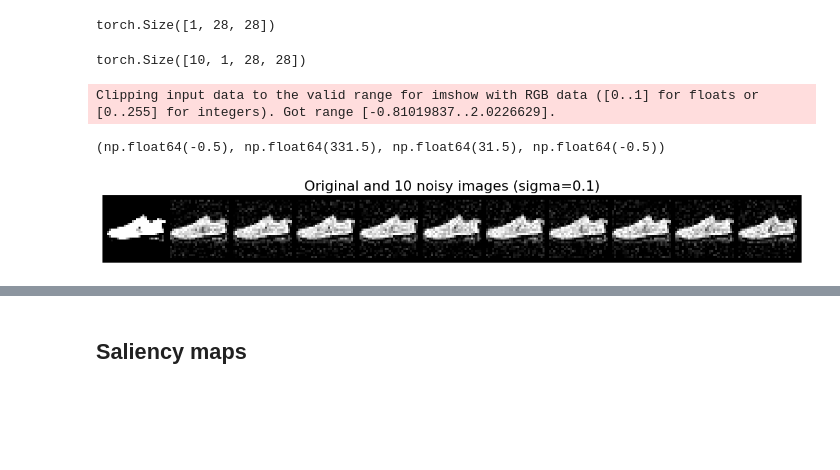
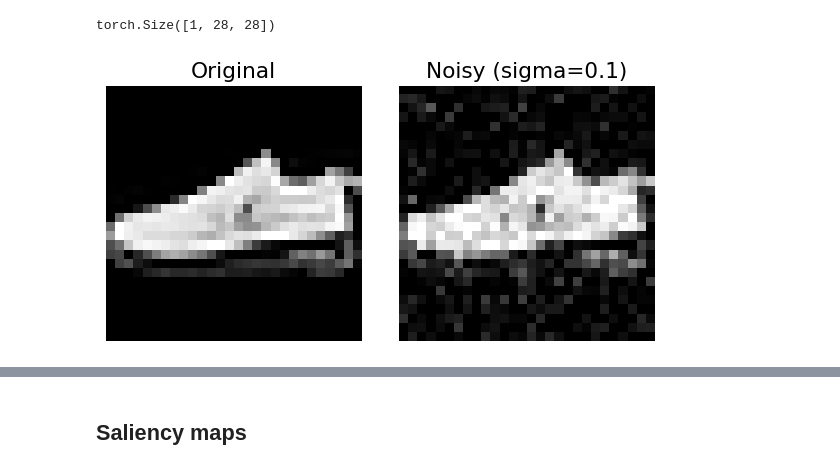
Before and after one commit to TommasoCestari/ExplainableAI_project, a Jupyter notebook: stability_white_noise_senn_id.ipynb, the cells around one changed output, grey strips where cells are left out. Cells and saved outputs as stored; diff of their text form; code cells hidden in the pictures; blank space fills up the shorter version.

```diff
--- a/stability_white_noise_senn_id.ipynb
+++ b/stability_white_noise_senn_id.ipynb
@@ -58,28 +60,34 @@ print(x_target.shape)
 # %% [output]
 torch.Size([1, 28, 28])
 # %%
-neighbors = x_target.unsqueeze(0).repeat(10, 1, 1, 1)
-print(neighbors.shape)
+n_neighbors = 1
+neighbors = x_target.unsqueeze(0).repeat(n_neighbors, 1, 1, 1)
-# %% [output]
-torch.Size([10, 1, 28, 28])
 # %%
 # Add white noise
+torch.manual_seed(0)
 sigma = 0.1
 neighbors_norm, neighbors_pix = add_white_noise(neighbors, sigma=sigma)
 
-# concatenate target + neighbors
-x_target = x_target.unsqueeze(0)
-images = torch.cat([x_target, neighbors_pix], dim=0)
+# Original -> pixel space too (same domain as neighbors_pix)
+x_target_pix = denormalize(x_target.unsqueeze(0)).clamp(0, 1)   # [1,1,28,28]
+single_neighbor = neighbors_pix[0:1]  # [1,1,28,28]
 
-grid_neighbors = make_grid(images.cpu(), nrow=11, padding=2)
-plt.figure(figsize=(14, 4))
-plt.imshow(grid_neighbors.permute(1, 2, 0).squeeze(), cmap="gray")
-plt.title(f"Original and 10 noisy images (sigma={sigma})")
-plt.axis("off")
+images_to_plot = torch.cat([x_target_pix, single_neighbor], dim=0)
+
+# Simpler and robust plotting
+fig, axes = plt.subplots(1, 2, figsize=(6, 3))
+axes[0].imshow(images_to_plot[0, 0].cpu(), cmap="gray", vmin=0, vmax=1, interpolation="nearest")
+axes[0].set_title("Original")
+axes[0].axis("off")
+
+axes[1].imshow(images_to_plot[1, 0].cpu(), cmap="gray", vmin=0, vmax=1, interpolation="nearest")
+axes[1].set_title(f"Noisy (sigma={sigma})")
+axes[1].axis("off")
+
+plt.tight_layout()
+plt.show()
 # %% [output]
-Clipping input data to the valid range for imshow with RGB data ([0..1] for floats or [0..255] for integers). Got range [-0.81019837..2.0226629].
-(np.float64(-0.5), np.float64(331.5), np.float64(31.5), np.float64(-0.5))
-[figure, old version]
+[figure, new version]
 # %%
 conceptizer= eval(config.conceptizer)(**config.__dict__)
 parameterizer = eval(config.parameterizer)(**config.__dict__)
```
Also changed, not shown: parts of 14 cells of this notebook, 1 other file.
